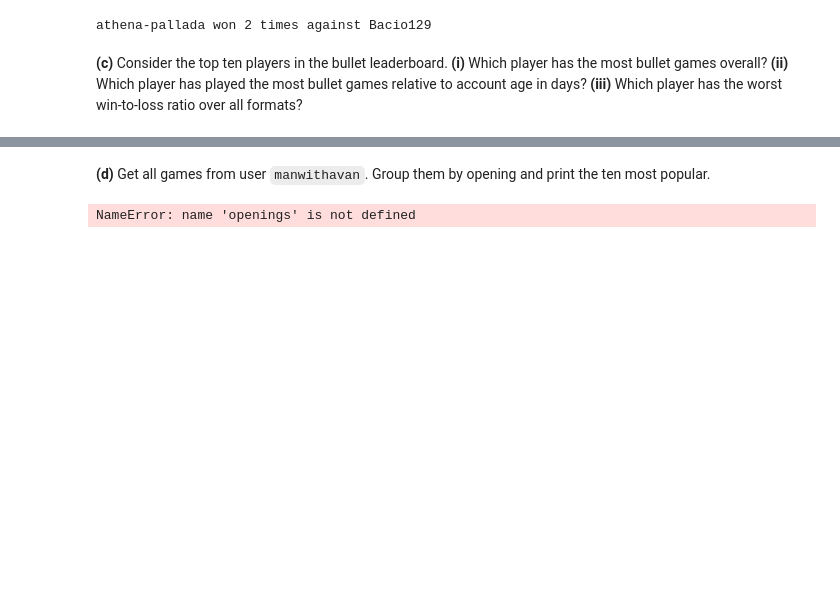
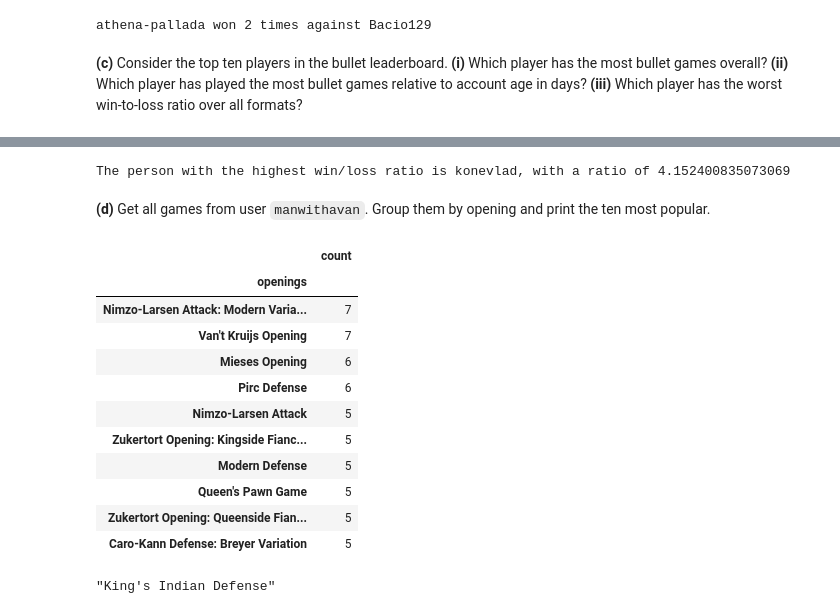
Before and after one commit to AlanPhan1999/Stat220, a Jupyter notebook: Homework/hw1.ipynb, the cells around one changed output, grey strips where cells are left out. Drawn from its saved outputs; the diff is of its cells as text; code cells hidden in the pictures; blank space fills up the shorter version.

```diff
--- a/Homework/hw1.ipynb
+++ b/Homework/hw1.ipynb
@@ -268,3 +266,26 @@ print(f"athena-pallada won {wins} times against Bacio129")
 athena-pallada won 2 times against Bacio129
 # %% [markdown]
 __(c)__ Consider the top ten players in the bullet leaderboard. __(i)__ Which player has the most bullet games overall? __(ii)__ Which player has played the most bullet games relative to account age in days? __(iii)__ Which player has the worst win-to-loss ratio over all formats?
+# %%
+#Create empty dataframe to store data
+df_top_ten = pd.DataFrame({'UserName':[],'Games':[]})
+#get top 10 blitz players
+url = "https://lichess.org/api/player/top/10/blitz"
+response = requests.get(url)
+response.json()
+
+for i in np.arange(10):
+    username = response.json()['users'][i]['id']
+    url2 = f"https://lichess.org/api/user/{username}"
+    response2 = requests.get(url2)
+    account_age = (pd.to_datetime('now') - pd.to_datetime(response2.json()['createdAt'], unit='ms')).days
+    wins = response2.json()['count']['win']
+    loss = response2.json()['count']['loss']
+    draw = response2.json()['count']['draw']
+    dictionary = pd.Series({'UserName':username, 'Games':response2.json()['perfs']['blitz']['games'], 'Account_Age':account_age,
+                            'Wins':wins, 'Loss':loss, 'Draws':draw })
+    df_top_ten = pd.concat([df_top_ten, dictionary.to_frame().T], ignore_index=True)
+
+name = df_top_ten.sort_values(by='Games', ascending=False).iloc[0,0]
+num_games = df_top_ten.sort_values(by='Games', ascending=False).iloc[0,1]
+print(f"The person with the highest number of blitz games in the top 10 leader board is {name}, with {num_games} games")
@@ -271,6 +301,42 @@ __(c)__ Consider the top ten players in the bullet leaderboard. __(i)__ Which pl
+# %%
+df_top_ten['win/loss'] = df_top_ten['Wins']/df_top_ten['Loss']
+name = df_top_ten.sort_values(by='win/loss', ascending=False).iloc[0,0]
+ratio = df_top_ten.sort_values(by='win/loss', ascending=False).iloc[0,6]
+print(f"The person with the highest win/loss ratio is {name}, with a ratio of {ratio}")
+# %% [output]
+The person with the highest win/loss ratio is konevlad, with a ratio of 4.152400835073069
 # %% [markdown]
 __(d)__ Get all games from user `manwithavan`. Group them by opening and print the ten most popular.
-# %%
-openings.value_counts().head(2)
-# %% [output]
-NameError: name 'openings' is not defined
+# %%
+url = 'https://lichess.org/api/games/user/manwithavan'
+response = requests.get(url, params = {'opening':True}, headers = {"Accept":"application/x-ndjson"})
+json_data = [json.loads(line) for line in response.iter_lines(decode_unicode=True) if line]
+# %%
+opening_list = []
+for i in np.arange(len(json_data)):
+    try:
+        opening_list.append(json_data[i]['opening']['name'])
+    except:
+        pass
+
+opening = pd.DataFrame(opening_list, columns=['openings'])
+# %%
+top_openings = pd.DataFrame(opening.value_counts())
+top_openings.head(10)
+# %% [output]
+|  | count |
+| openings |  |
+| Nimzo-Larsen Attack: Modern Varia... | 7 |
+| Van't Kruijs Opening | 7 |
+| Mieses Opening | 6 |
+| Pirc Defense | 6 |
+| Nimzo-Larsen Attack | 5 |
+| Zukertort Opening: Kingside Fianc... | 5 |
+| Modern Defense | 5 |
+| Queen's Pawn Game | 5 |
+| Zukertort Opening: Queenside Fian... | 5 |
+| Caro-Kann Defense: Breyer Variation | 5 |
+# %%
+json_data[0]['opening']['name']
+# %% [output]
+"King's Indian Defense"
```
Also changed, not shown: parts of 5 cells of this notebook.
